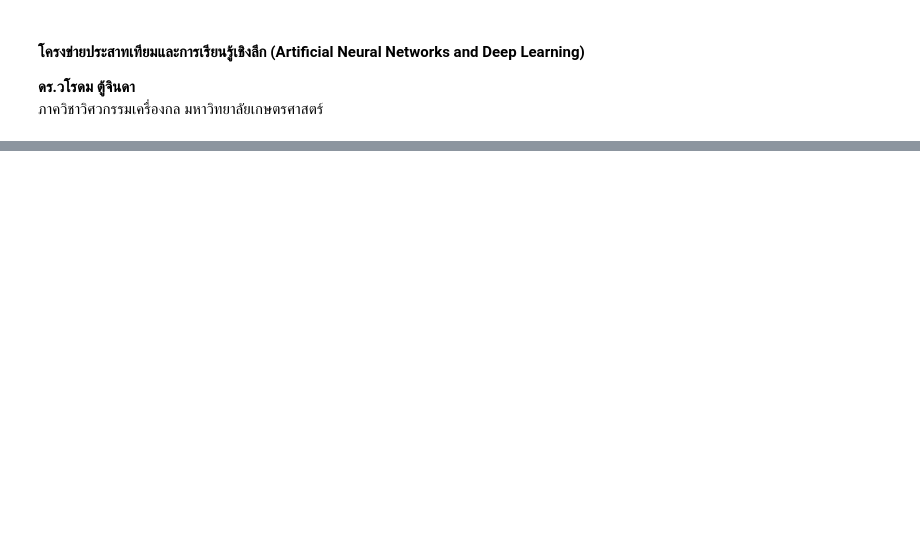
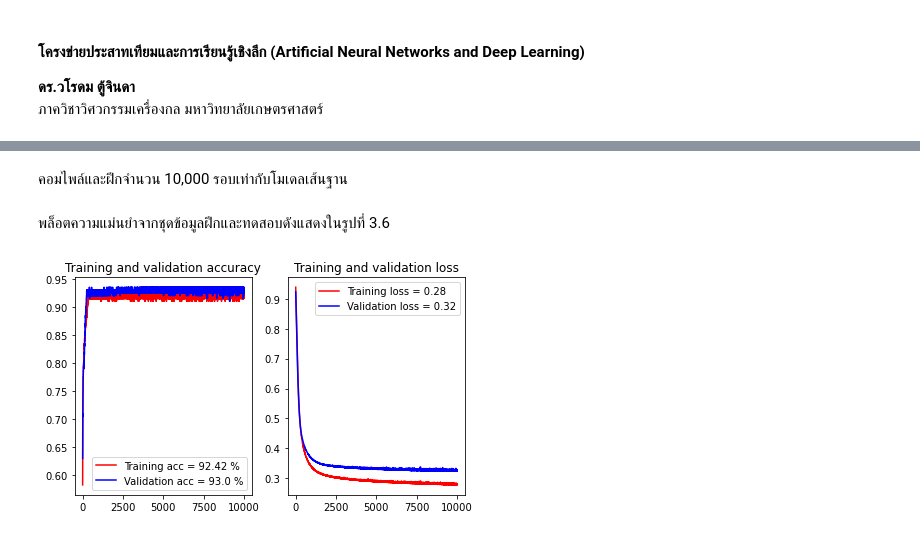
Before and after one commit to dewdotninja/books, a Jupyter notebook: th/anndl/chapter3.ipynb, the cells around one changed output, grey strips where cells are left out. Saved outputs shown, nothing was run; the diff lists cells and outputs as text; code cells hidden in the pictures; blank space fills up the shorter version.

```diff
--- a/th/anndl/chapter3.ipynb
+++ b/th/anndl/chapter3.ipynb
@@ -89,0 +315,38 @@ import tensorflow as tf
+# %%
+model_L2 = Sequential([
+    Flatten(input_shape=[2]),
+    Dense(20, kernel_regularizer=L2(0.01), activation='relu'),
+    Dense(30, kernel_regularizer=L2(0.01), activation = 'relu'),
+    Dense(1, activation = 'sigmoid')
+])
+# %% [markdown]
+คอมไพล์และฝึกจำนวน 10,000 รอบเท่ากับโมเดลเส้นฐาน
+# %%
+model_L2.compile(optimizer=SGD(learning_rate=0.01),loss='binary_crossentropy', metrics=['accuracy'])
+# %%
+history_L2 = model_L2.fit(train_X, train_Y, epochs=10000, validation_data=(test_X,test_Y),verbose=0)
+# %% [markdown]
+พล็อตความแม่นยำจากชุดข้อมูลฝึกและทดสอบดังแสดงในรูปที่ 3.6
+# %%
+acc_L2=history_L2.history['accuracy']
+val_acc_L2=history_L2.history['val_accuracy']
+loss_L2=history_L2.history['loss']
+val_loss_L2=history_L2.history['val_loss']
+epochs_L2=range(len(acc_L2)) # Get number of epochs
+
+acc_L2_txt = str(round(acc_L2[len(acc_L2)-1]*100,2))
+val_acc_L2_txt = str(round(val_acc_L2[len(val_acc_L2)-1]*100,2))
+
+fig, (ax1, ax2) = plt.subplots(1,2)
+ax1.plot(epochs_L2, acc_L2,'r',epochs_L2,val_acc_L2,'b')
+ax1.set_title('Training and validation accuracy')
+ax1.legend(["Training acc = "+acc_L2_txt+" %","Validation acc = "+val_acc_L2_txt+" %"])
+
+loss_L2_txt = str(round(loss_L2[len(loss_L2)-1],2))
+val_loss_L2_txt = str(round(val_loss_L2[len(val_loss_L2)-1],2))
+
+ax2.plot(epochs_L2, loss_L2, 'r',epochs_L2, val_loss_L2, 'b')
+ax2.legend(["Training loss = "+loss_L2_txt,"Validation loss = "+val_loss_L2_txt])
+ax2.set_title('Training and validation loss');
+# %% [output]
+[figure, added]
```
Also changed, not shown: parts of 37 cells of this notebook.
